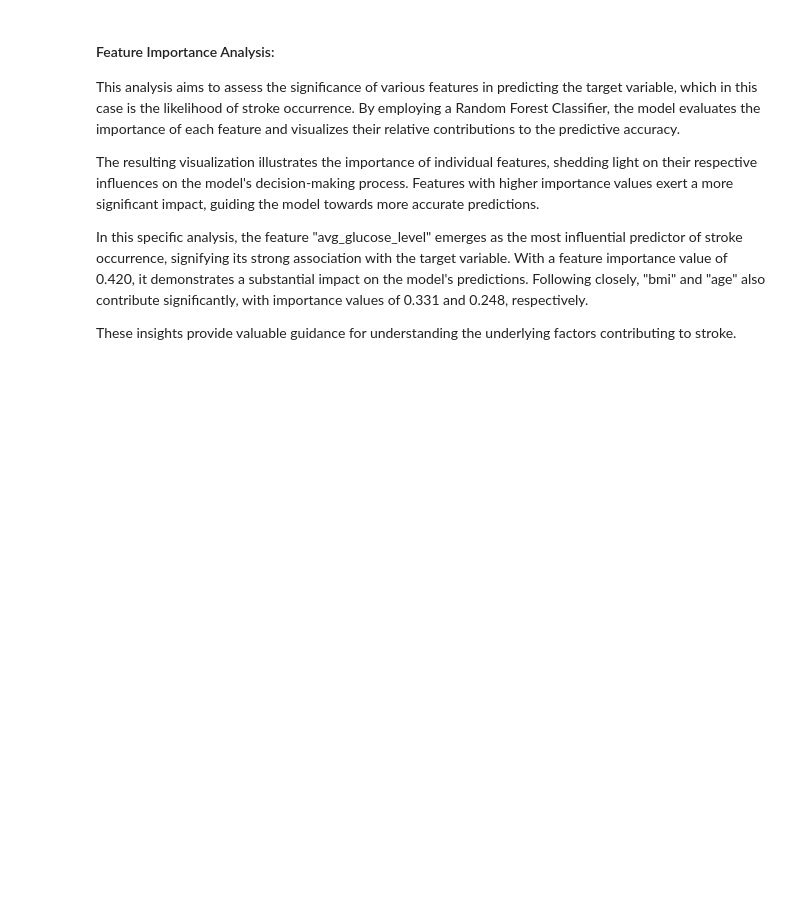
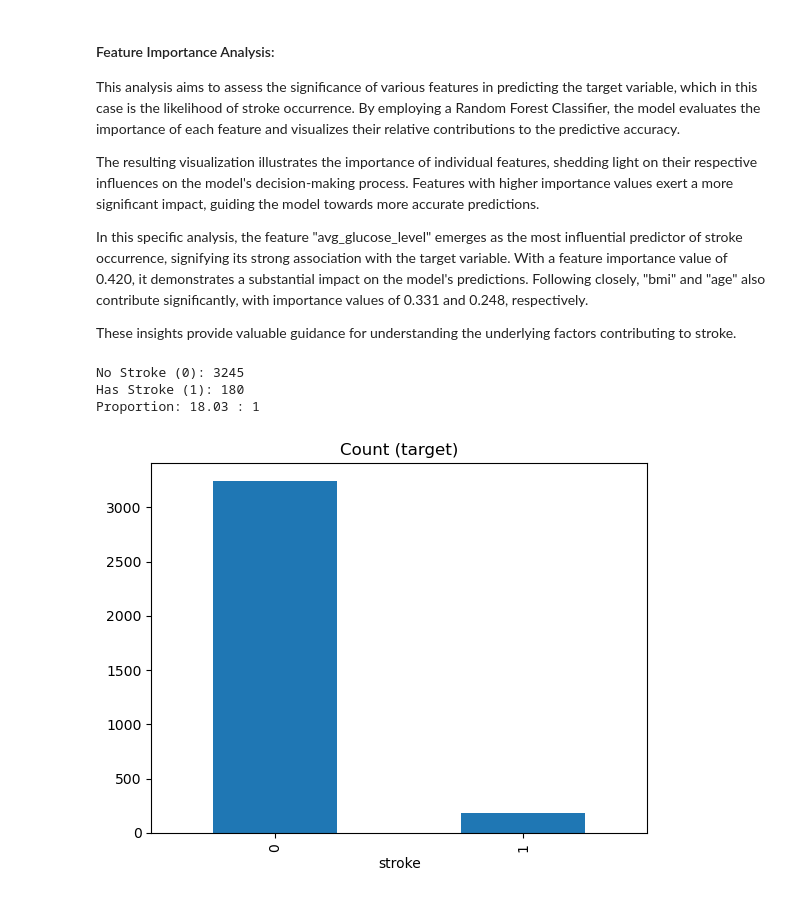
Before and after one commit to DylanTYX/SC1015-MiniProject, a Jupyter notebook: Exploratory Data Analysis.ipynb, the cells around one changed output. Cells and saved outputs as stored; diff of their text form; code cells hidden in the pictures; blank space fills up the shorter version.

```diff
--- a/Exploratory Data Analysis.ipynb
+++ b/Exploratory Data Analysis.ipynb
@@ -919,3 +920,15 @@ The resulting visualization illustrates the importance of individual features, s
 In this specific analysis, the feature "avg_glucose_level" emerges as the most influential predictor of stroke occurrence, signifying its strong association with the target variable. With a feature importance value of 0.420, it demonstrates a substantial impact on the model's predictions. Following closely, "bmi" and "age" also contribute significantly, with importance values of 0.331 and 0.248, respectively.
 
 These insights provide valuable guidance for understanding the underlying factors contributing to stroke.
+# %%
+stroke_count = traindata.stroke.value_counts()
+print('No Stroke (0):', stroke_count[0])
+print('Has Stroke (1):', stroke_count[1])
+print('Proportion:', round(stroke_count[0] / stroke_count[1], 2), ': 1')
+
+stroke_count.plot(kind='bar', title='Count (target)');
+# %% [output]
+No Stroke (0): 3245
+Has Stroke (1): 180
+Proportion: 18.03 : 1
+[figure, added]
```
Also changed, not shown: parts of 7 cells of this notebook.
